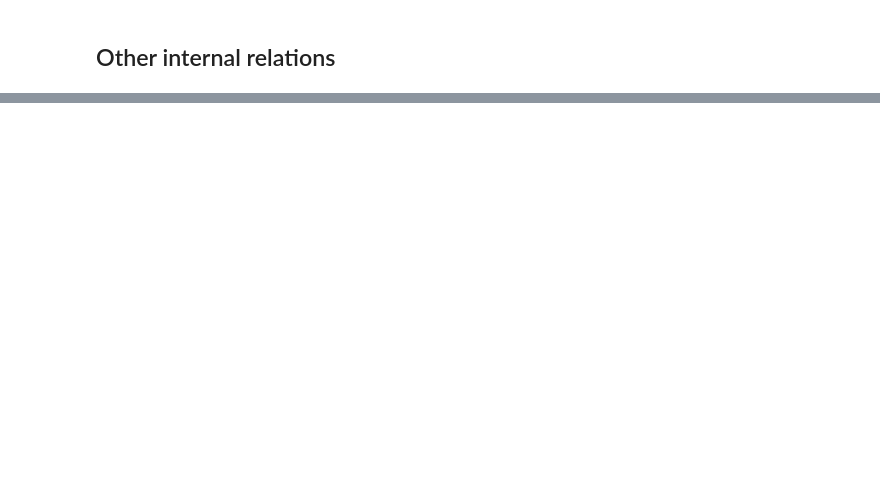
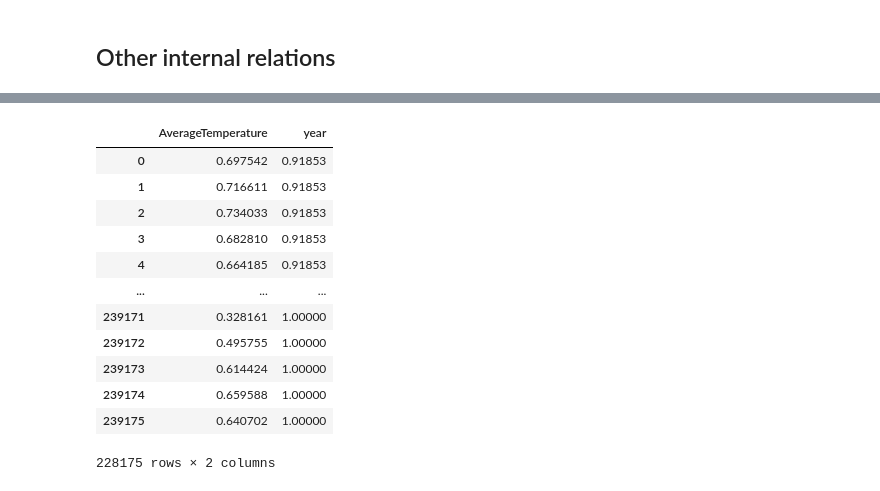
Before and after one commit to afflint/philods, a Jupyter notebook: data-exploration.ipynb, the cells around one changed output, grey strips where cells are left out. Cells and saved outputs as stored; diff of their text form; code cells hidden in the pictures; blank space fills up the shorter version.

```diff
--- a/data-exploration.ipynb
+++ b/data-exploration.ipynb
@@ -92,0 +138,20 @@ plt.show()
+# %%
+K = X.copy()
+K['AverageTemperature'] = K.AverageTemperature / K.AverageTemperature.values.max()
+K['year'] = K.year / K.year.values.max()
+# %%
+K
+# %% [output]
+|  | AverageTemperature | year |
+| 0 | 0.697542 | 0.91853 |
+| 1 | 0.716611 | 0.91853 |
+| 2 | 0.734033 | 0.91853 |
+| 3 | 0.682810 | 0.91853 |
+| 4 | 0.664185 | 0.91853 |
+| ... | ... | ... |
+| 239171 | 0.328161 | 1.00000 |
+| 239172 | 0.495755 | 1.00000 |
+| 239173 | 0.614424 | 1.00000 |
+| 239174 | 0.659588 | 1.00000 |
+| 239175 | 0.640702 | 1.00000 |
+228175 rows × 2 columns
```
Also changed, not shown: parts of 13 cells of this notebook, 1 other file.
